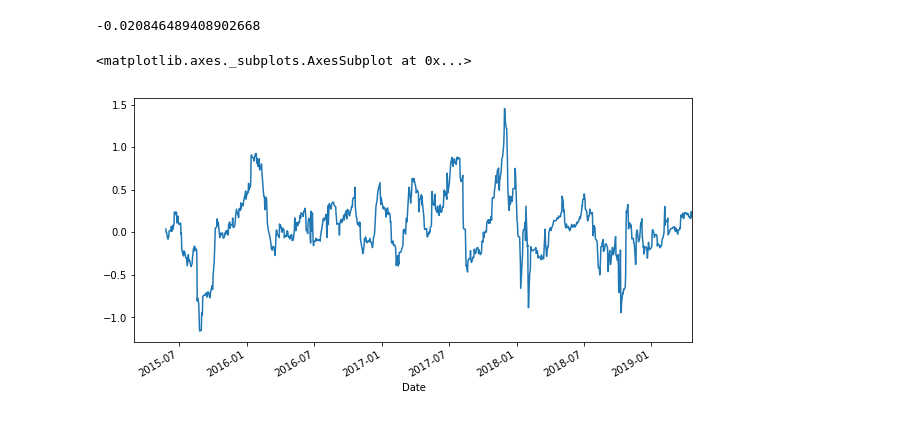
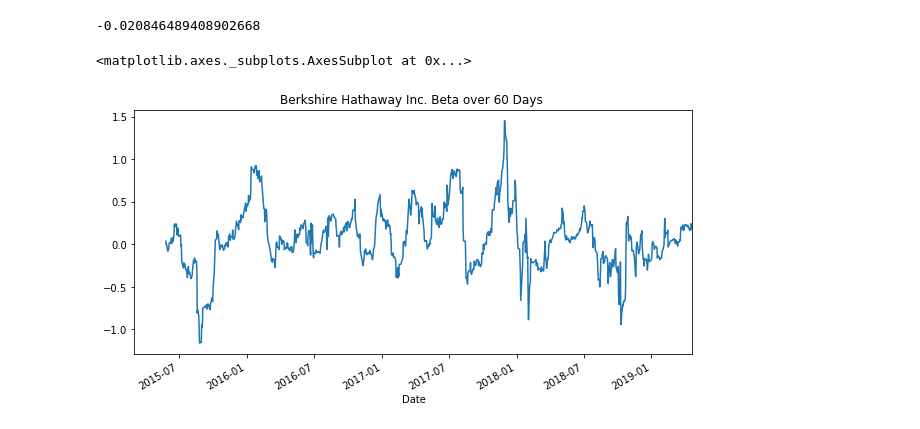
Before and after one commit to agalakt/pandas-homework, a Jupyter notebook: whaling_analysis_pandas.ipynb, the cells around one changed output. Cells and saved outputs as stored; diff of their text form; code cells hidden in the pictures.

```diff
--- a/whaling_analysis_pandas.ipynb
+++ b/whaling_analysis_pandas.ipynb
@@ -252,7 +252,7 @@ rolling_covariance = concat_df['BERKSHIRE HATHAWAY INC'].rolling(window=60).cov(
 rolling_variance = concat_df['S&P 500'].rolling(window=60).var()
 # %%
 rolling_beta_berk = rolling_covariance/rolling_variance
-rolling_beta_berk.plot(figsize=(10,5), title="Berks")
+rolling_beta_berk.plot(figsize=(10,5), title="Berkshire Hathaway Inc. Beta over 60 Days ")
 # %% [output]
 <matplotlib.axes._subplots.AxesSubplot at 0x...>
-[figure, old version]
+[figure, new version]
```
Also changed, not shown: parts of 4 cells of this notebook.
